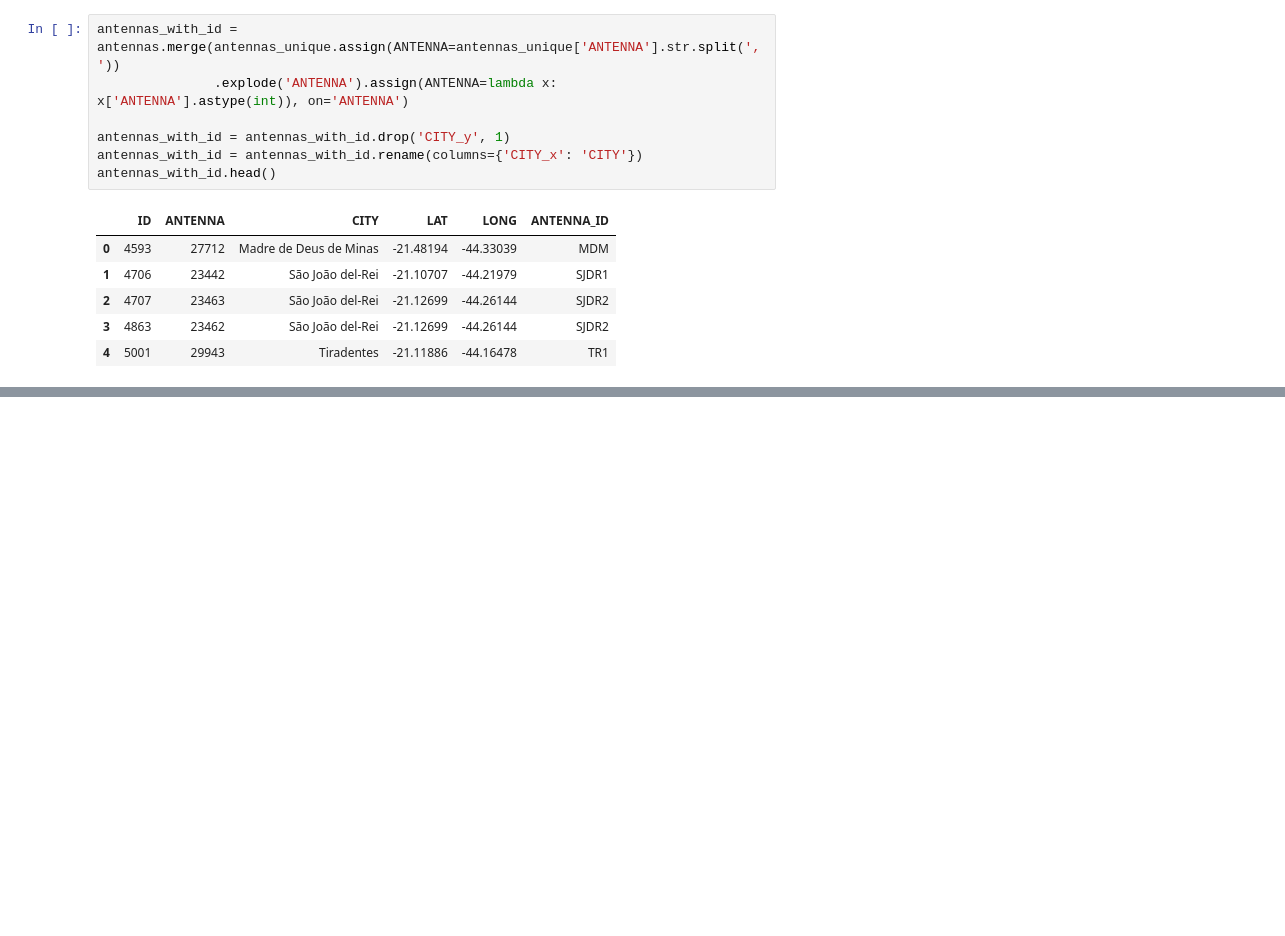
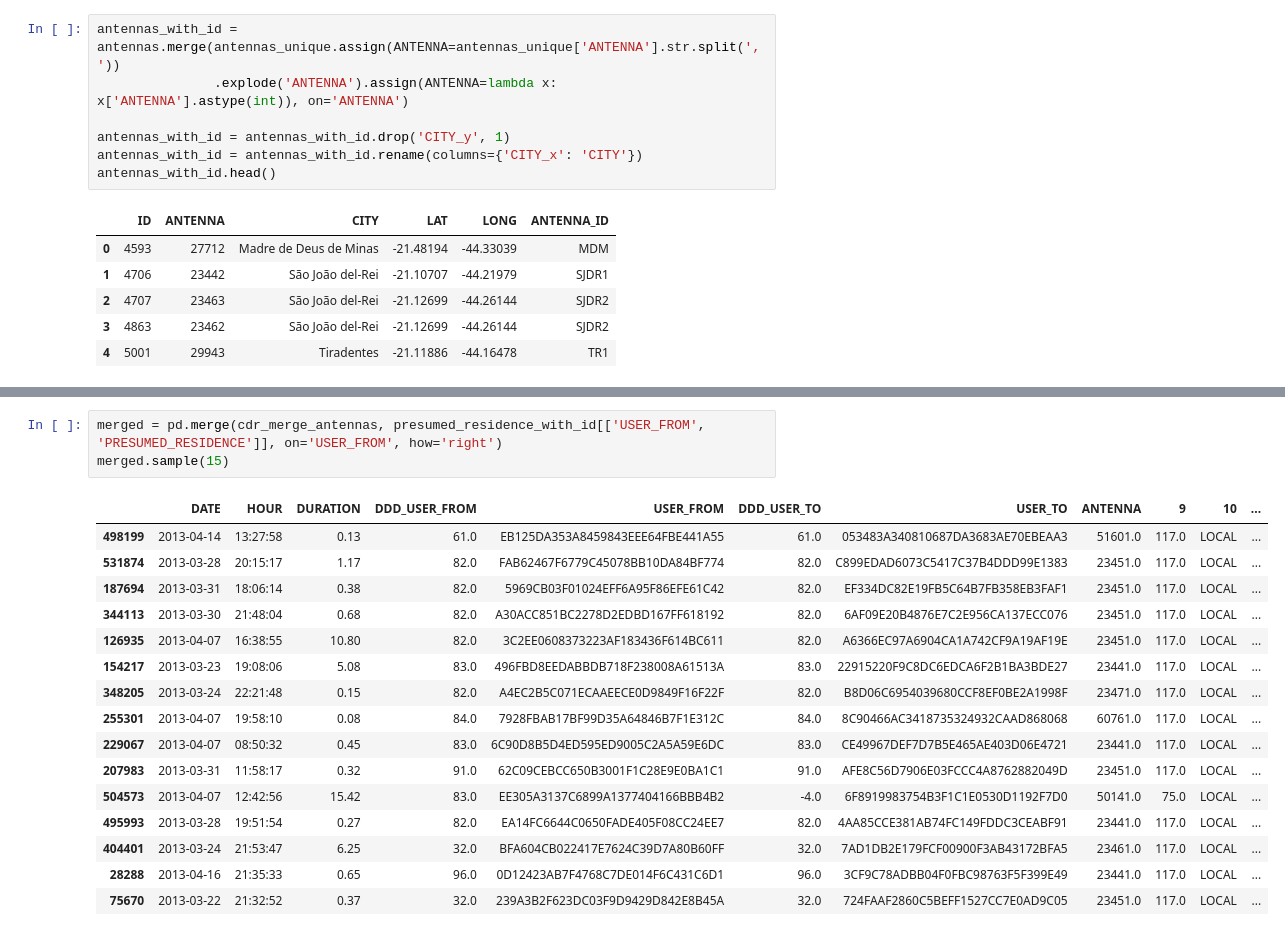
Before and after one commit to ghmc91/Projeto_Mestrado, a Jupyter notebook: Merge_Cdr_With_Antennas.ipynb, the cells around one changed output, grey strips where cells are left out. Cells and saved outputs as stored; diff of their text form; blank space fills up the shorter version.

```diff
--- a/Merge_Cdr_With_Antennas.ipynb
+++ b/Merge_Cdr_With_Antennas.ipynb
@@ -98,0 +103,20 @@ ValueError: Can only compare identically-labeled Series objects
+# %%
+merged = pd.merge(cdr_merge_antennas, presumed_residence_with_id[['USER_FROM', 'PRESUMED_RESIDENCE']], on='USER_FROM', how='right')
+merged.sample(15)
+# %% [output]
+|  | DATE | HOUR | DURATION | DDD_USER_FROM | USER_FROM | DDD_USER_TO | USER_TO | ANTENNA | 9 | 10 | ... |
+| 498199 | 2013-04-14 | 13:27:58 | 0.13 | 61.0 | EB125DA353A8459843EEE64FBE441A55 | 61.0 | 053483A340810687DA3683AE70EBEAA3 | 51601.0 | 117.0 | LOCAL | ... |
+| 531874 | 2013-03-28 | 20:15:17 | 1.17 | 82.0 | FAB62467F6779C45078BB10DA84BF774 | 82.0 | C899EDAD6073C5417C37B4DDD99E1383 | 23451.0 | 117.0 | LOCAL | ... |
+| 187694 | 2013-03-31 | 18:06:14 | 0.38 | 82.0 | 5969CB03F01024EFF6A95F86EFE61C42 | 82.0 | EF334DC82E19FB5C64B7FB358EB3FAF1 | 23451.0 | 117.0 | LOCAL | ... |
+| 344113 | 2013-03-30 | 21:48:04 | 0.68 | 82.0 | A30ACC851BC2278D2EDBD167FF618192 | 82.0 | 6AF09E20B4876E7C2E956CA137ECC076 | 23451.0 | 117.0 | LOCAL | ... |
+| 126935 | 2013-04-07 | 16:38:55 | 10.80 | 82.0 | 3C2EE0608373223AF183436F614BC611 | 82.0 | A6366EC97A6904CA1A742CF9A19AF19E | 23451.0 | 117.0 | LOCAL | ... |
+| 154217 | 2013-03-23 | 19:08:06 | 5.08 | 83.0 | 496FBD8EEDABBDB718F238008A61513A | 83.0 | 22915220F9C8DC6EDCA6F2B1BA3BDE27 | 23441.0 | 117.0 | LOCAL | ... |
+| 348205 | 2013-03-24 | 22:21:48 | 0.15 | 82.0 | A4EC2B5C071ECAAEECE0D9849F16F22F | 82.0 | B8D06C6954039680CCF8EF0BE2A1998F | 23471.0 | 117.0 | LOCAL | ... |
+| 255301 | 2013-04-07 | 19:58:10 | 0.08 | 84.0 | 7928FBAB17BF99D35A64846B7F1E312C | 84.0 | 8C90466AC3418735324932CAAD868068 | 60761.0 | 117.0 | LOCAL | ... |
+| 229067 | 2013-04-07 | 08:50:32 | 0.45 | 83.0 | 6C90D8B5D4ED595ED9005C2A5A59E6DC | 83.0 | CE49967DEF7D7B5E465AE403D06E4721 | 23441.0 | 117.0 | LOCAL | ... |
+| 207983 | 2013-03-31 | 11:58:17 | 0.32 | 91.0 | 62C09CEBCC650B3001F1C28E9E0BA1C1 | 91.0 | AFE8C56D7906E03FCCC4A8762882049D | 23451.0 | 117.0 | LOCAL | ... |
+| 504573 | 2013-04-07 | 12:42:56 | 15.42 | 83.0 | EE305A3137C6899A1377404166BBB4B2 | -4.0 | 6F8919983754B3F1C1E0530D1192F7D0 | 50141.0 | 75.0 | LOCAL | ... |
+| 495993 | 2013-03-28 | 19:51:54 | 0.27 | 82.0 | EA14FC6644C0650FADE405F08CC24EE7 | 82.0 | 4AA85CCE381AB74FC149FDDC3CEABF91 | 23441.0 | 117.0 | LOCAL | ... |
+| 404401 | 2013-03-24 | 21:53:47 | 6.25 | 32.0 | BFA604CB022417E7624C39D7A80B60FF | 32.0 | 7AD1DB2E179FCF00900F3AB43172BFA5 | 23461.0 | 117.0 | LOCAL | ... |
+| 28288 | 2013-04-16 | 21:35:33 | 0.65 | 96.0 | 0D12423AB7F4768C7DE014F6C431C6D1 | 96.0 | 3CF9C78ADBB04F0FBC98763F5F399E49 | 23441.0 | 117.0 | LOCAL | ... |
+| 75670 | 2013-03-22 | 21:32:52 | 0.37 | 32.0 | 239A3B2F623DC03F9D9429D842E8B45A | 32.0 | 724FAAF2860C5BEFF1527CC7E0AD9C05 | 23451.0 | 117.0 | LOCAL | ... |
```
Also changed, not shown: parts of 7 cells of this notebook, 2 other files.
